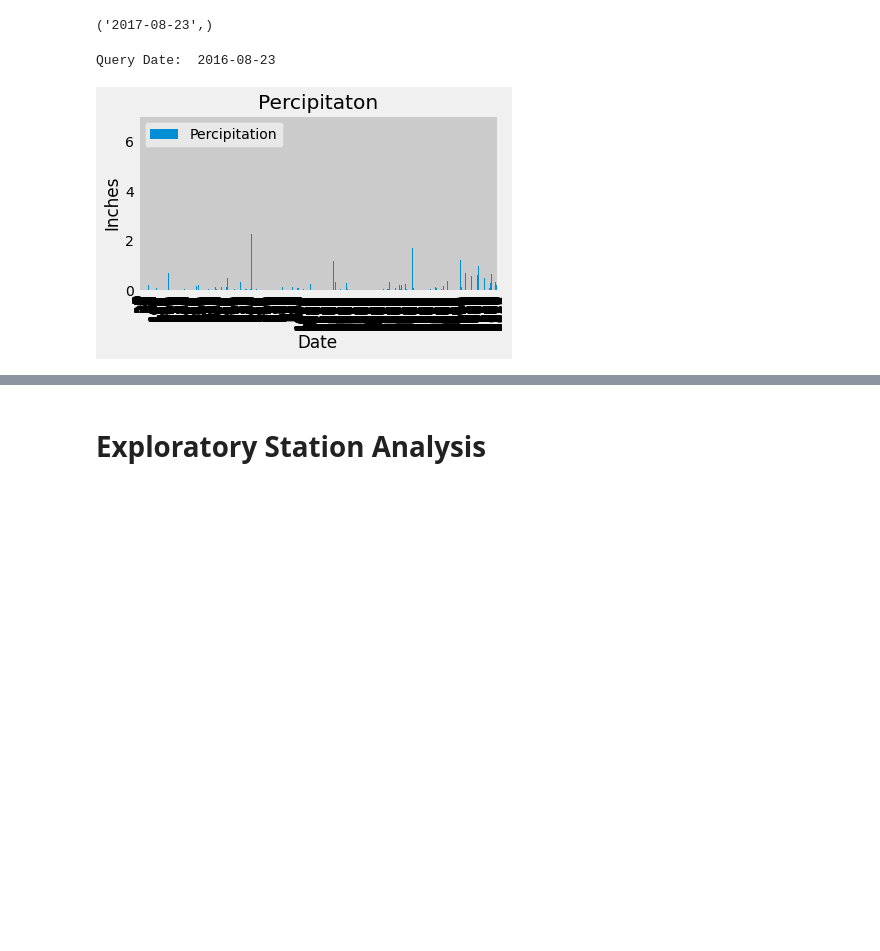
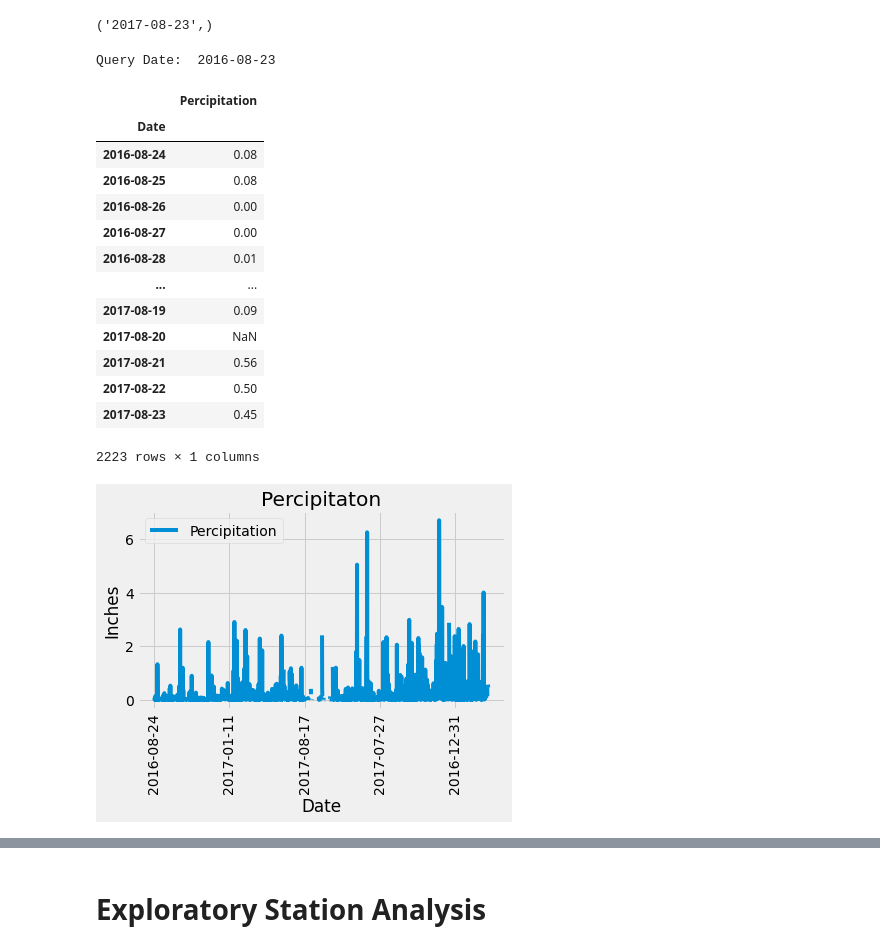
Before and after one commit to jennifermarie6sl/sqlalchemy-challenge, a Jupyter notebook: climate_starter.ipynb, the cells around one changed output, grey strips where cells are left out. Drawn from its saved outputs; the diff is of its cells as text; code cells hidden in the pictures; blank space fills up the shorter version.

```diff
--- a/climate_starter.ipynb
+++ b/climate_starter.ipynb
@@ -100,7 +100,7 @@ print("Query Date: ", query_date)
 # Perform a query to retrieve the data and precipitation scores
 date = dt.datetime(2016, 8, 23)
 year_perc= session.query(Msr.date, Msr.prcp).\
-    filter(Msr.date > date).all()
+    filter(Msr.date >= date).all()
 year_perc
 
 # # Save the query results as a Pandas DataFrame and set the index to the date column
@@ -110,18 +110,38 @@ DF= pd.DataFrame(rows)
 DF
 
 # # Sort the dataframe by date
-DF.sort_values(by='Date').set_index("Date", inplace = True)
-
-
-# # Use Pandas Plotting with Matplotlib to plot the data
-DF.plot.bar(xlabel='Date',ylabel='Inches', title = "Percipitaton")
-#plt.figure(figsize=(10, 6))
-
-plt.tight_layout()
-plt.xticks(rotation = 90)
-plt.show()
+DF.sort_values(by='Date').set_index('Date', inplace=True)
+DF
+DF.sort_values('Date')
+sort= DF.set_index('Date')
+sort
 # %% [output]
 Query Date:  2016-08-23
-[figure, removed]
+|  | Percipitation |
+| Date |  |
+| 2016-08-24 | 0.08 |
+| 2016-08-25 | 0.08 |
+| 2016-08-26 | 0.00 |
+| 2016-08-27 | 0.00 |
+| 2016-08-28 | 0.01 |
+| ... | ... |
+| 2017-08-19 | 0.09 |
+| 2017-08-20 | NaN |
+| 2017-08-21 | 0.56 |
+| 2017-08-22 | 0.50 |
+| 2017-08-23 | 0.45 |
+2223 rows × 1 columns
+# %%
+# # # Use Pandas Plotting with Matplotlib to plot the data
+sort.plot.line(y= 'Percipitation', xlabel='Date',ylabel='Inches', title = "Percipitaton")
+#plt.figure(figsize=(10, 6))
+
+plt.tight_layout()
+plt.xticks(rotation = 90)
+plt.show()
+
+# Not plotting sorted*************************************
+# %% [output]
+[figure, added]
 # %%
 # Use Pandas to calculate the summary statistics for the precipitation data
```
Also changed, not shown: parts of 14 cells of this notebook, 2 other files.
